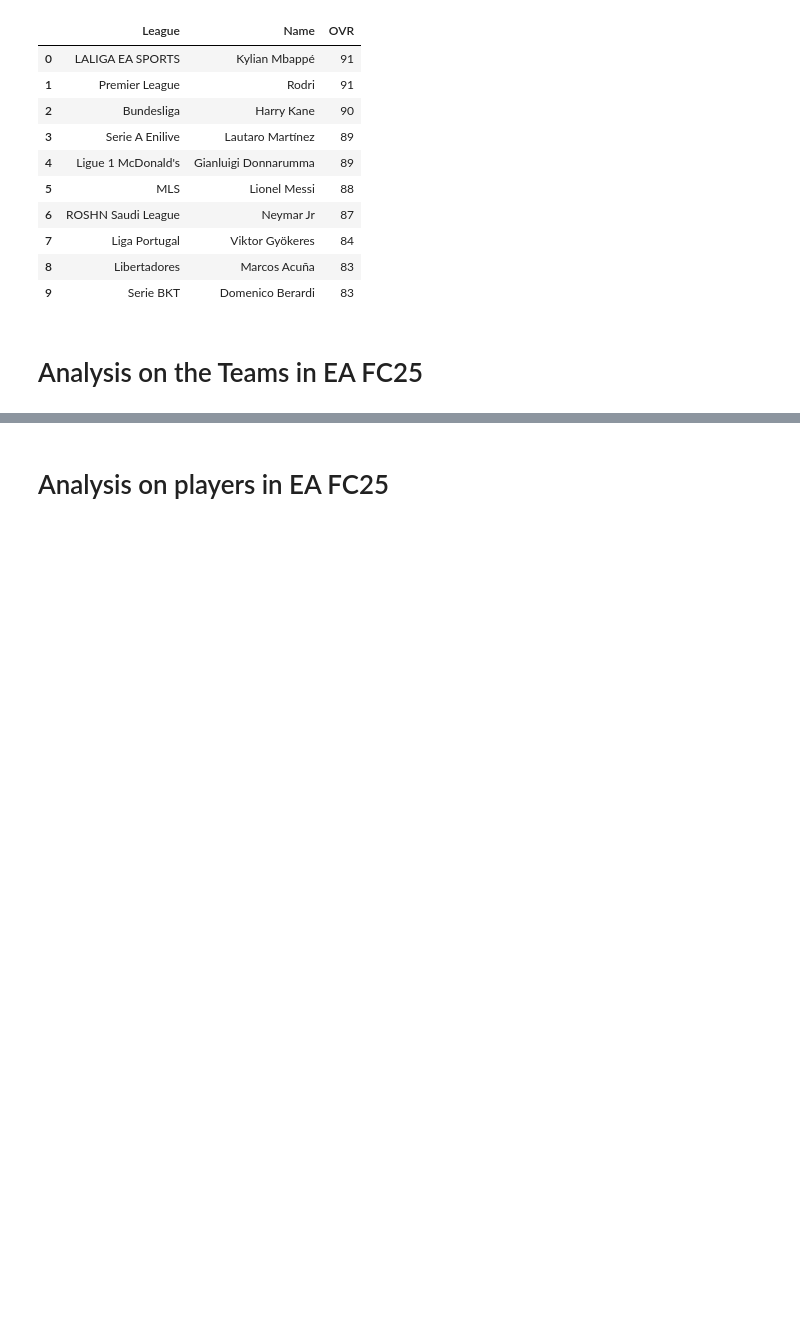
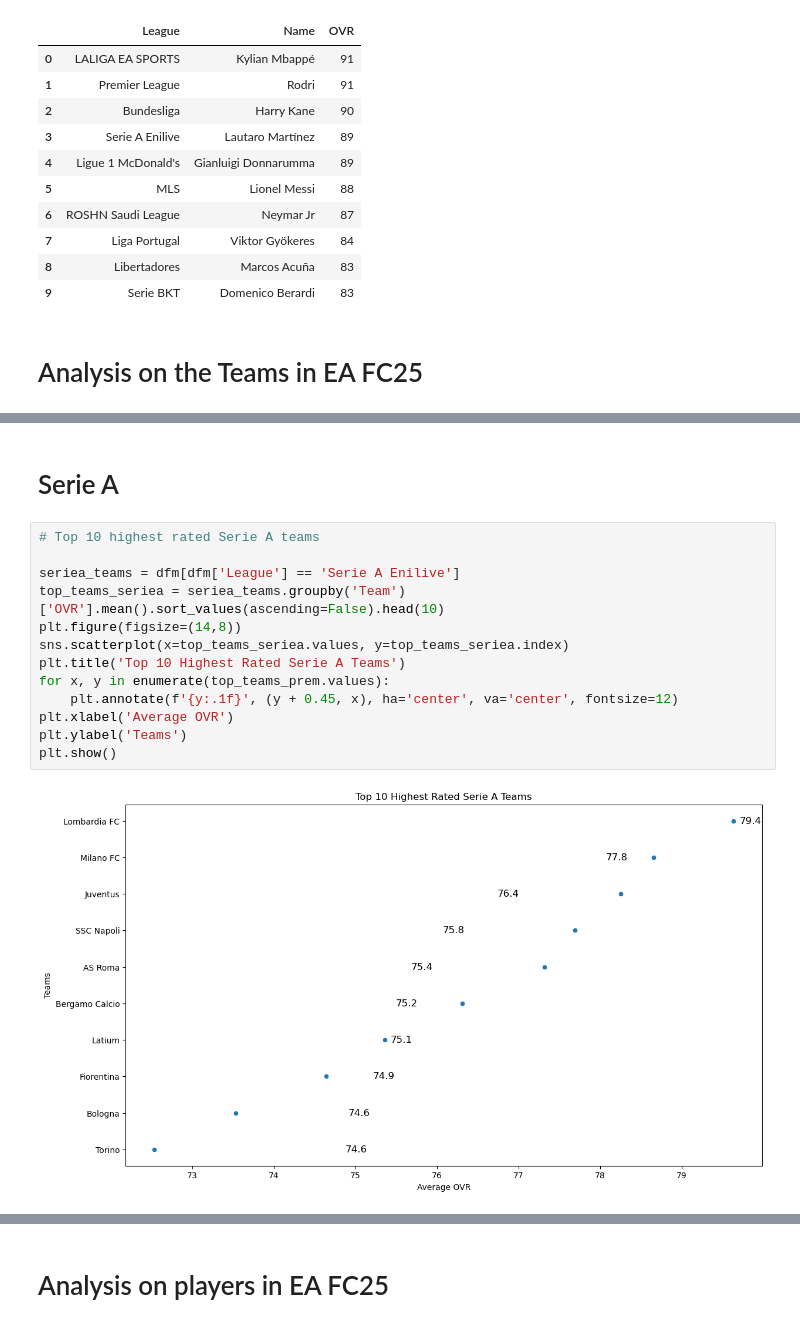
Before and after one commit to abryantgithub/FC25-EDA, a Jupyter notebook: FC25_EDA.ipynb, the cells around one changed output, grey strips where cells are left out. Saved outputs shown, nothing was run; the diff lists cells and outputs as text; blank space fills up the shorter version.

```diff
--- a/FC25_EDA.ipynb
+++ b/FC25_EDA.ipynb
@@ -375,0 +479,17 @@ highest_per_team.sort_values('OVR', ascending=False).head(10).reset_index(drop=T
+# %% [markdown]
+# Serie A
+# %%
+# Top 10 highest rated Serie A teams
+
+seriea_teams = dfm[dfm['League'] == 'Serie A Enilive']
+top_teams_seriea = seriea_teams.groupby('Team')['OVR'].mean().sort_values(ascending=False).head(10)
+plt.figure(figsize=(14,8))
+sns.scatterplot(x=top_teams_seriea.values, y=top_teams_seriea.index)
+plt.title('Top 10 Highest Rated Serie A Teams')
+for x, y in enumerate(top_teams_prem.values):
+    plt.annotate(f'{y:.1f}', (y + 0.45, x), ha='center', va='center', fontsize=12)
+plt.xlabel('Average OVR')
+plt.ylabel('Teams')
+plt.show()
+# %% [output]
+[figure, added]
```
Also changed, not shown: parts of 19 cells of this notebook.
